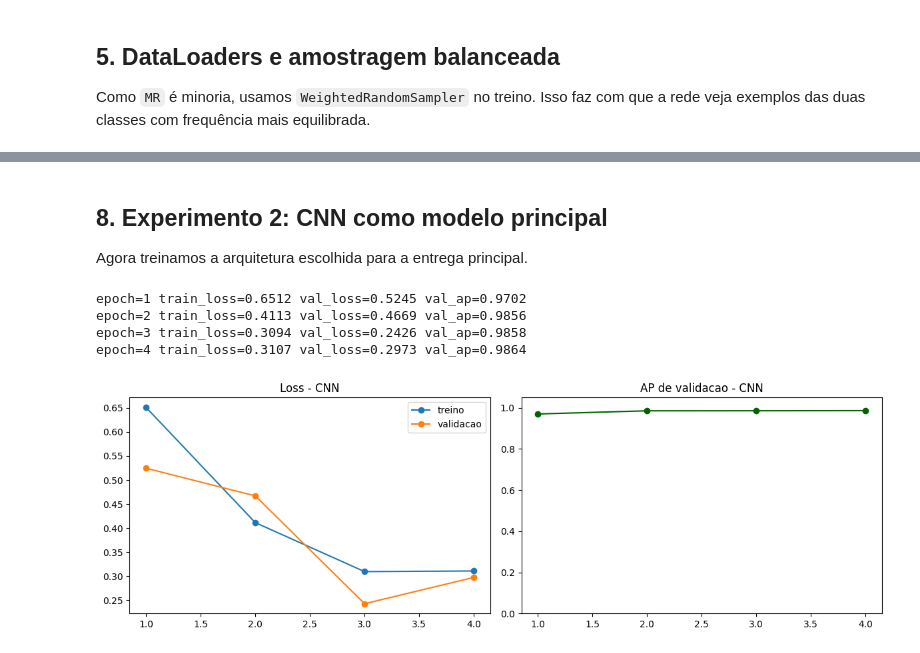
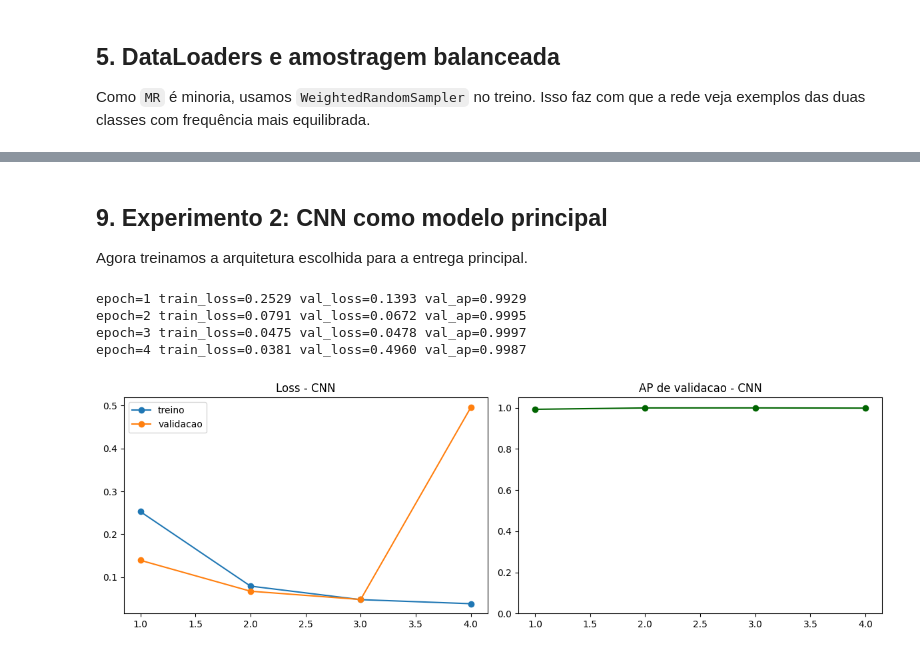
Before and after one commit to FerSuaiden/RedesNeurais, a Jupyter notebook: Classificacao_de_Moscas_Entrega.executed.ipynb, the cells around one changed output, grey strips where cells are left out. Cells and saved outputs as stored; diff of their text form; code cells hidden in the pictures.

Commit message:
refina relatorio e notebook final com split sem vazamento, baseline geometrico, figuras e roteiro completo do video

```diff
--- a/Classificacao_de_Moscas_Entrega.executed.ipynb
+++ b/Classificacao_de_Moscas_Entrega.executed.ipynb
@@ -201,20 +205,30 @@ A estratificação preserva a proporção entre as classes em todas as partiçõ
 # %%
 indices = np.arange(len(df))
 labels = df["label"].to_numpy()
+groups = df["original_image_id"].to_numpy()
 
-train_idx, test_idx = train_test_split(
-    indices,
+outer_splitter = GroupShuffleSplit(
+    n_splits=1,
     test_size=0.15,
-    stratify=labels,
     random_state=RANDOM_SEED,
 )
+trainval_idx, test_idx = next(outer_splitter.split(indices, labels, groups))
 
-train_idx, val_idx = train_test_split(
-    train_idx,
-    test_size=0.1764705882,  # produz 15% do total para validacao
-    stratify=labels[train_idx],
+inner_splitter = GroupShuffleSplit(
+    n_splits=1,
+    test_size=0.1764705882,  # produz aproximadamente 15% do total
     random_state=RANDOM_SEED,
 )
+rel_train_idx, rel_val_idx = next(
+    inner_splitter.split(
+        indices[trainval_idx],
+        labels[trainval_idx],
+        groups[trainval_idx],
+    )
+)
+
+train_idx = trainval_idx[rel_train_idx]
+val_idx = trainval_idx[rel_val_idx]
 
 
 def split_summary(name: str, idx: np.ndarray) -> dict:
@@ -224,6 +238,7 @@ def split_summary(name: str, idx: np.ndarray) -> dict:
         "total": len(idx),
         "WF": int((split_labels == 1).sum()),
         "MR": int((split_labels == 0).sum()),
+        "grupos_origem": len(set(groups[idx])),
     }
 
 
@@ -361,18 +466,28 @@ class CNNClassifier(nn.Module):
     def __init__(self):
         super().__init__()
         self.net = nn.Sequential(
-            nn.Conv2d(3, 16, kernel_size=3, padding=1),
+            nn.Conv2d(3, 24, kernel_size=3, padding=1),
+            nn.BatchNorm2d(24),
+            nn.ReLU(),
+            nn.Conv2d(24, 24, kernel_size=3, padding=1),
+            nn.BatchNorm2d(24),
             nn.ReLU(),
             nn.MaxPool2d(2),
-            nn.Conv2d(16, 32, kernel_size=3, padding=1),
+            nn.Conv2d(24, 48, kernel_size=3, padding=1),
+            nn.BatchNorm2d(48),
+            nn.ReLU(),
+            nn.Conv2d(48, 48, kernel_size=3, padding=1),
+            nn.BatchNorm2d(48),
             nn.ReLU(),
             nn.MaxPool2d(2),
-            nn.Conv2d(32, 64, kernel_size=3, padding=1),
+            nn.Conv2d(48, 96, kernel_size=3, padding=1),
+            nn.BatchNorm2d(96),
             nn.ReLU(),
             nn.MaxPool2d(2),
             nn.AdaptiveAvgPool2d(1),
             nn.Flatten(),
-            nn.Linear(64, 1),
+            nn.Dropout(0.3),
+            nn.Linear(96, 1),
         )
 
     def forward(self, x):
@@ -560,24 +711,24 @@ weighted avg     0.9330    0.9241    0.9269      1146
 # %% [markdown]
-## 8. Experimento 2: CNN como modelo principal
+## 9. Experimento 2: CNN como modelo principal
 
 Agora treinamos a arquitetura escolhida para a entrega principal.
 # %%
 cnn_model = CNNClassifier()
 cnn_model, cnn_history = train_model(
     cnn_model,
     cnn_train_loader,
     cnn_val_loader,
     epochs=4,
-    lr=1e-3,
+    lr=8e-4,
 )
 
 plot_history(cnn_history, "CNN")
 # %% [output]
-epoch=1 train_loss=0.6512 val_loss=0.5245 val_ap=0.9702
-epoch=2 train_loss=0.4113 val_loss=0.4669 val_ap=0.9856
-epoch=3 train_loss=0.3094 val_loss=0.2426 val_ap=0.9858
-epoch=4 train_loss=0.3107 val_loss=0.2973 val_ap=0.9864
+epoch=1 train_loss=0.2529 val_loss=0.1393 val_ap=0.9929
+epoch=2 train_loss=0.0791 val_loss=0.0672 val_ap=0.9995
+epoch=3 train_loss=0.0475 val_loss=0.0478 val_ap=0.9997
+epoch=4 train_loss=0.0381 val_loss=0.4960 val_ap=0.9987
-[figure, old version]
+[figure, new version]
 # %%
 cnn_test_loss, cnn_test_ap, cnn_y_true, cnn_y_prob = evaluate_model(
     cnn_model,
```
Also changed, not shown: parts of 32 cells of this notebook, 8 other files.
